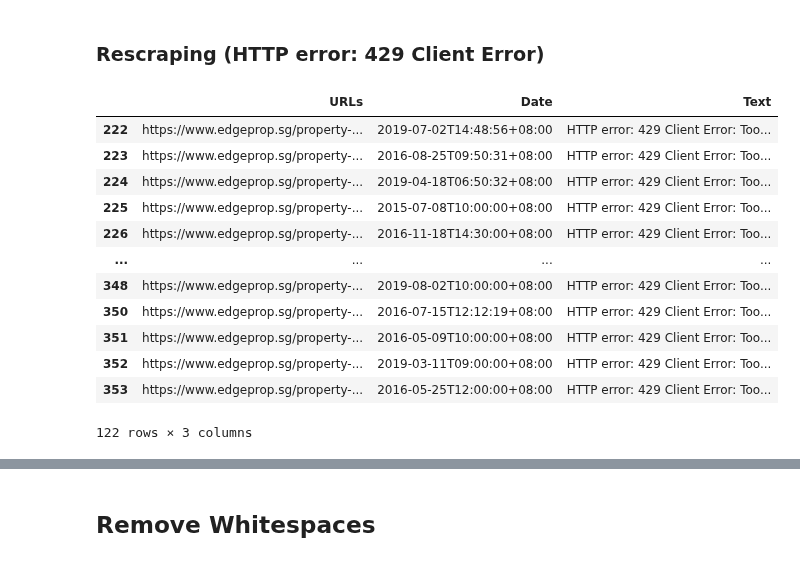
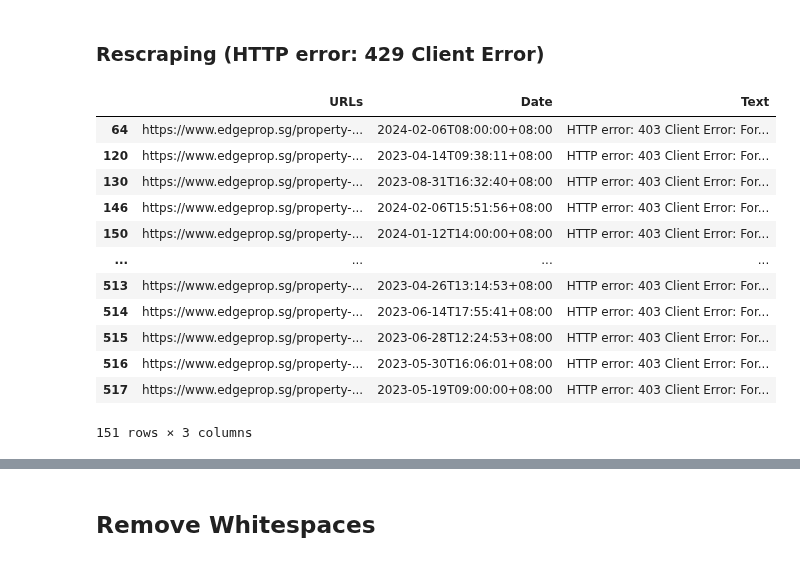
Before and after one commit to loowenwen/jtc-market-sentiments, a Jupyter notebook: data_cleaning.ipynb, the cells around one changed output, grey strips where cells are left out. Cells and saved outputs as stored; diff of their text form; code cells hidden in the pictures.

```diff
--- a/data_cleaning.ipynb
+++ b/data_cleaning.ipynb
@@ -283,26 +284,26 @@ with pd.ExcelWriter('texts_cleaned.xlsx', engine="openpyxl", mode="a", if_sheet_
 # %% [markdown]
 ### Rescraping (HTTP error: 429 Client Error)
 # %%
-sheet_name = '2015 - 2019'
+sheet_name = '2020 - 2024'
 df_429 = pd.read_excel('texts_cleaned.xlsx', sheet_name=sheet_name)
 
-rerescraped_df = df_429[df_429['Text'].str.startswith('HTTP error: 429 Client Error:')]
+rerescraped_df = df_429[df_429['Text'].str.startswith('HTTP error: 403 Client Error')]
 
 rerescraped_df
 # %% [output]
 |  | URLs | Date | Text |
-| 222 | https://www.edgeprop.sg/property-... | 2019-07-02T14:48:56+08:00 | HTTP error: 429 Client Error: Too... |
-| 223 | https://www.edgeprop.sg/property-... | 2016-08-25T09:50:31+08:00 | HTTP error: 429 Client Error: Too... |
-| 224 | https://www.edgeprop.sg/property-... | 2019-04-18T06:50:32+08:00 | HTTP error: 429 Client Error: Too... |
-| 225 | https://www.edgeprop.sg/property-... | 2015-07-08T10:00:00+08:00 | HTTP error: 429 Client Error: Too... |
-| 226 | https://www.edgeprop.sg/property-... | 2016-11-18T14:30:00+08:00 | HTTP error: 429 Client Error: Too... |
+| 64 | https://www.edgeprop.sg/property-... | 2024-02-06T08:00:00+08:00 | HTTP error: 403 Client Error: For... |
+| 120 | https://www.edgeprop.sg/property-... | 2023-04-14T09:38:11+08:00 | HTTP error: 403 Client Error: For... |
+| 130 | https://www.edgeprop.sg/property-... | 2023-08-31T16:32:40+08:00 | HTTP error: 403 Client Error: For... |
+| 146 | https://www.edgeprop.sg/property-... | 2024-02-06T15:51:56+08:00 | HTTP error: 403 Client Error: For... |
+| 150 | https://www.edgeprop.sg/property-... | 2024-01-12T14:00:00+08:00 | HTTP error: 403 Client Error: For... |
 | ... | ... | ... | ... |
-| 348 | https://www.edgeprop.sg/property-... | 2019-08-02T10:00:00+08:00 | HTTP error: 429 Client Error: Too... |
-| 350 | https://www.edgeprop.sg/property-... | 2016-07-15T12:12:19+08:00 | HTTP error: 429 Client Error: Too... |
-| 351 | https://www.edgeprop.sg/property-... | 2016-05-09T10:00:00+08:00 | HTTP error: 429 Client Error: Too... |
-| 352 | https://www.edgeprop.sg/property-... | 2019-03-11T09:00:00+08:00 | HTTP error: 429 Client Error: Too... |
-| 353 | https://www.edgeprop.sg/property-... | 2016-05-25T12:00:00+08:00 | HTTP error: 429 Client Error: Too... |
+| 513 | https://www.edgeprop.sg/property-... | 2023-04-26T13:14:53+08:00 | HTTP error: 403 Client Error: For... |
+| 514 | https://www.edgeprop.sg/property-... | 2023-06-14T17:55:41+08:00 | HTTP error: 403 Client Error: For... |
+| 515 | https://www.edgeprop.sg/property-... | 2023-06-28T12:24:53+08:00 | HTTP error: 403 Client Error: For... |
+| 516 | https://www.edgeprop.sg/property-... | 2023-05-30T16:06:01+08:00 | HTTP error: 403 Client Error: For... |
+| 517 | https://www.edgeprop.sg/property-... | 2023-05-19T09:00:00+08:00 | HTTP error: 403 Client Error: For... |
-122 rows × 3 columns
+151 rows × 3 columns
 # %%
 import requests
 from bs4 import BeautifulSoup
```
Also changed, not shown: parts of 5 cells of this notebook, 8 other files.
